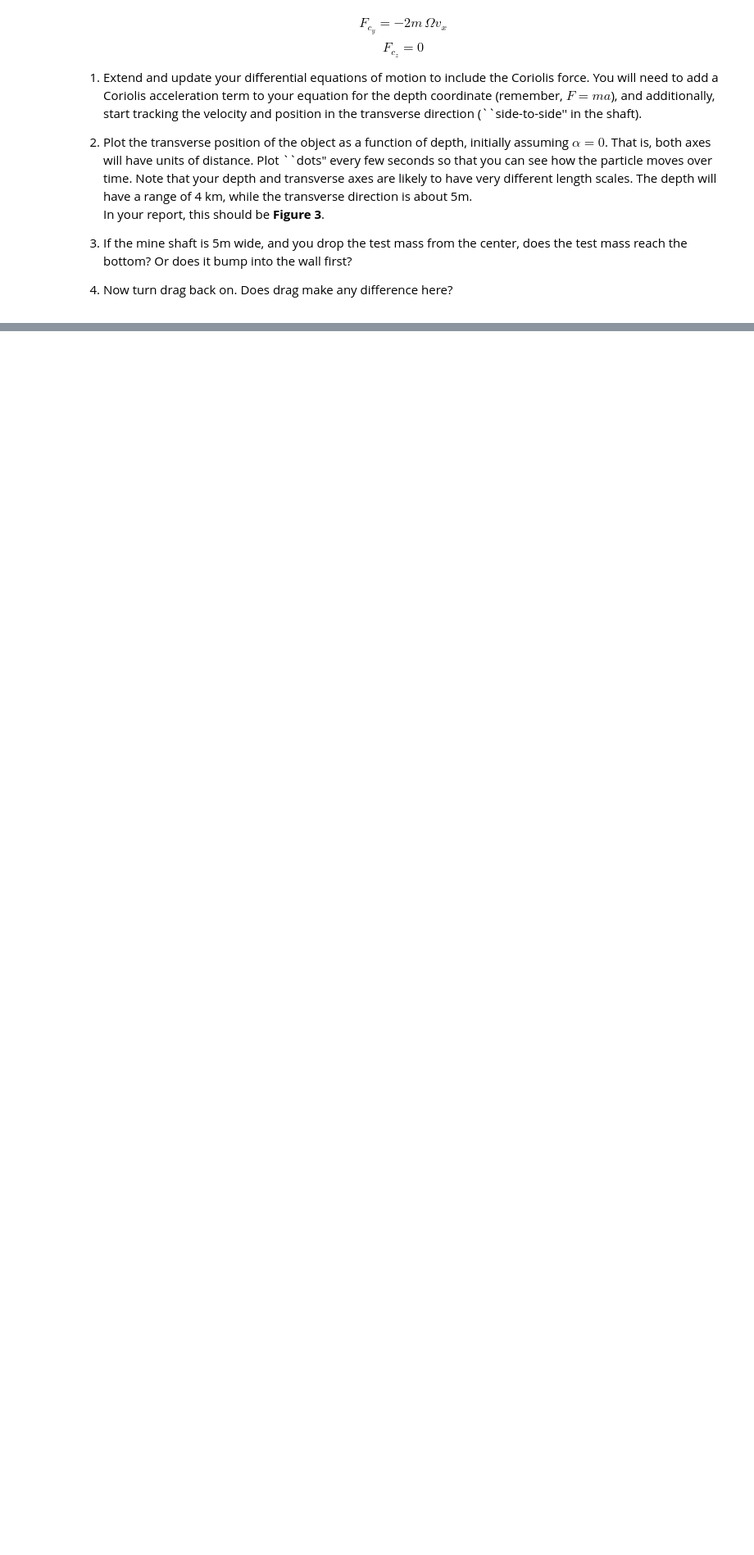
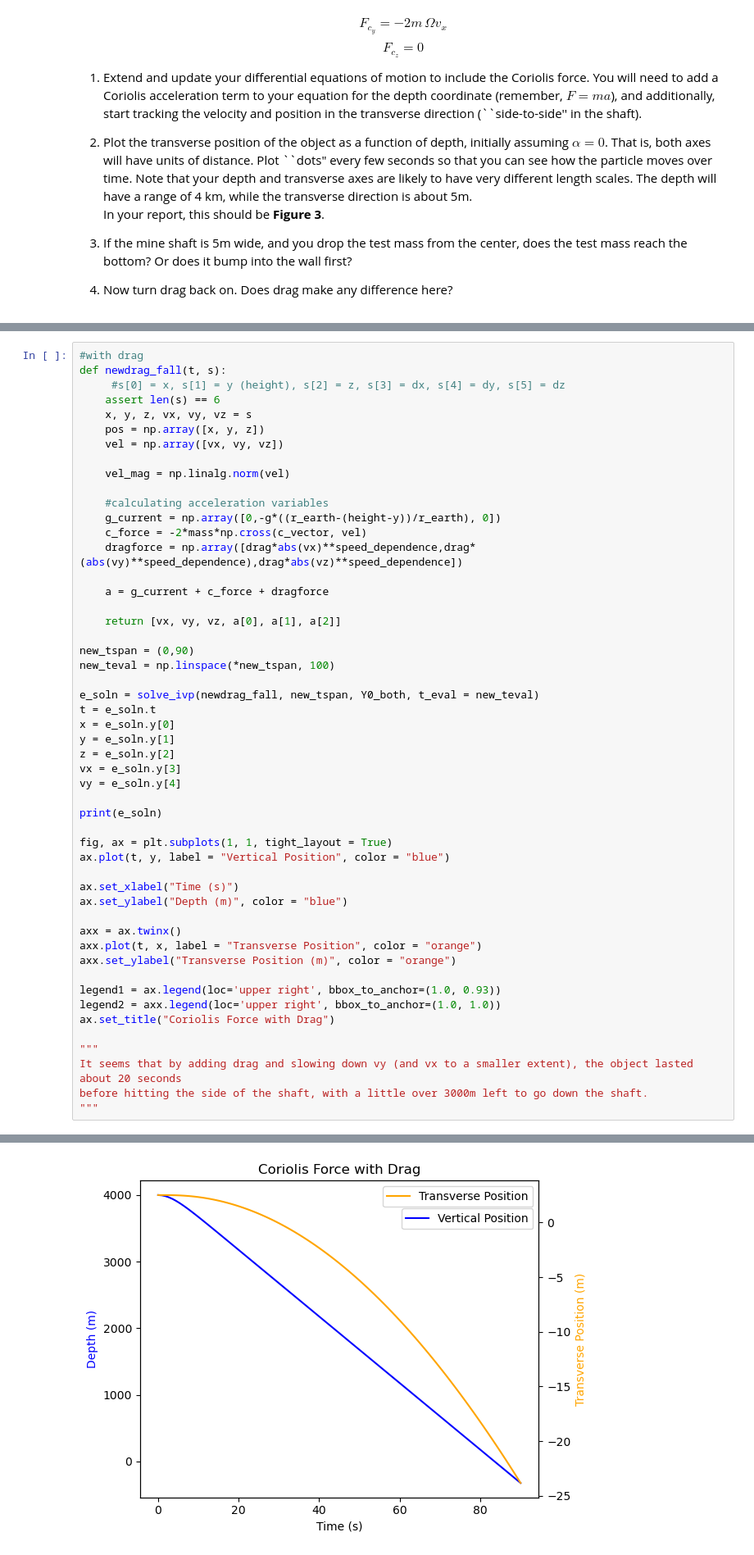
Before and after one commit to TanviSripathi/PHYS265-spring26, a Jupyter notebook: Lab3/lab3.ipynb, the cells around one changed output, grey strips where cells are left out. Shown at 82% size. Cells and saved outputs as stored; diff of their text form; blank space fills up the shorter version.

```diff
--- a/Lab3/lab3.ipynb
+++ b/Lab3/lab3.ipynb
@@ -328,0 +392,52 @@ This implies the component of the force are:
+# %%
+#with drag
+def newdrag_fall(t, s):
+     #s[0] = x, s[1] = y (height), s[2] = z, s[3] = dx, s[4] = dy, s[5] = dz
+    assert len(s) == 6
+    x, y, z, vx, vy, vz = s
+    pos = np.array([x, y, z])
+    vel = np.array([vx, vy, vz])
+
+    vel_mag = np.linalg.norm(vel)
+
+    #calculating acceleration variables
+    g_current = np.array([0,-g*((r_earth-(height-y))/r_earth), 0])
+    c_force = -2*mass*np.cross(c_vector, vel)
+    dragforce = np.array([drag*abs(vx)**speed_dependence,drag*(abs(vy)**speed_dependence),drag*abs(vz)**speed_dependence])
+
+    a = g_current + c_force + dragforce
+
+    return [vx, vy, vz, a[0], a[1], a[2]]
+
+new_tspan = (0,90)
+new_teval = np.linspace(*new_tspan, 100)
+
+e_soln = solve_ivp(newdrag_fall, new_tspan, Y0_both, t_eval = new_teval)
+t = e_soln.t
+x = e_soln.y[0]
+y = e_soln.y[1]
+z = e_soln.y[2]
+vx = e_soln.y[3]
+vy = e_soln.y[4]
+
+print(e_soln)
+
+fig, ax = plt.subplots(1, 1, tight_layout = True)
+ax.plot(t, y, label = "Vertical Position", color = "blue")
+
+ax.set_xlabel("Time (s)")
+ax.set_ylabel("Depth (m)", color = "blue")
+
+axx = ax.twinx()
+axx.plot(t, x, label = "Transverse Position", color = "orange")
+axx.set_ylabel("Transverse Position (m)", color = "orange")
+
+legend1 = ax.legend(loc='upper right', bbox_to_anchor=(1.0, 0.93))
+legend2 = axx.legend(loc='upper right', bbox_to_anchor=(1.0, 1.0))
+ax.set_title("Coriolis Force with Drag")
+
+"""
+It seems that by adding drag and slowing down vy (and vx to a smaller extent), the object lasted about 20 seconds
+before hitting the side of the shaft, with a little over 3000m left to go down the shaft.
+"""
+# %% [output]
@@ -329,3 +460,4 @@ This implies the component of the force are:
+[figure, added]
 # %% [markdown]
 ## Part 4: An infinitely deep mine
 # %% [markdown]
```
Also changed, not shown: parts of 3 cells of this notebook, 1 other file.
